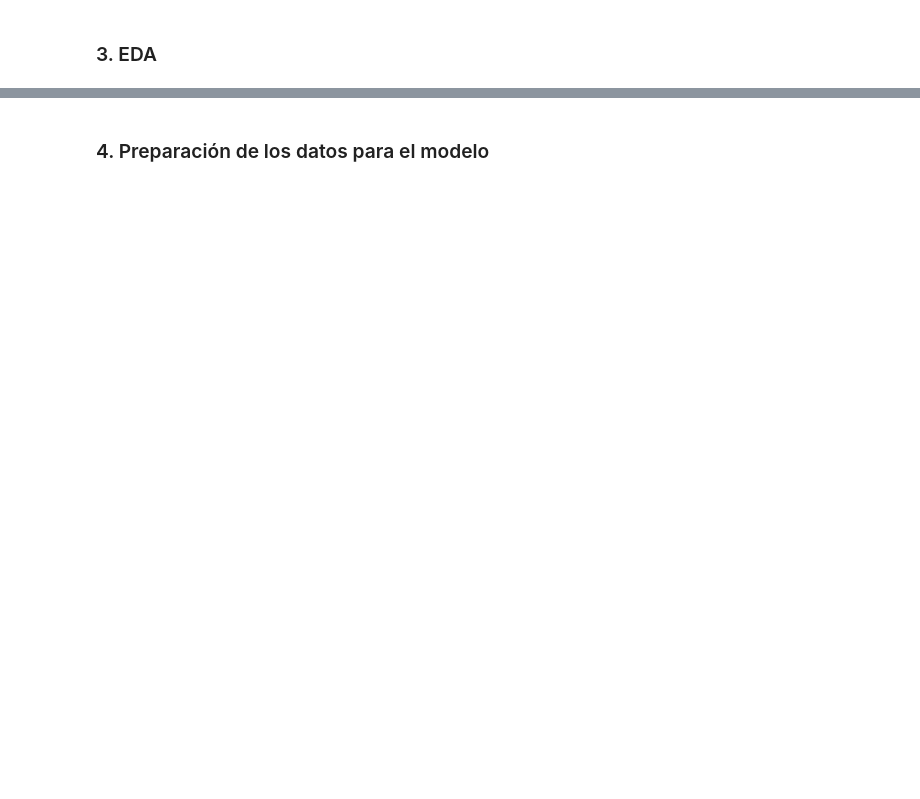
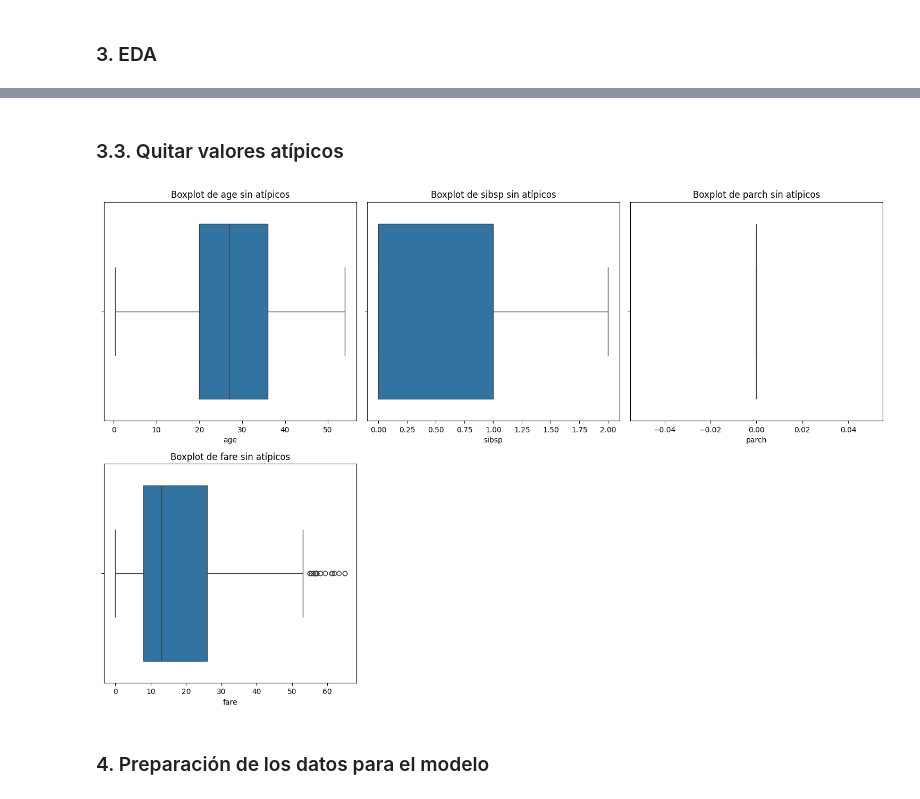
Before and after one commit to walmache/MaestriaIA-UHE, a Jupyter notebook: 2. CienciaAnaliticaDatos/Unidad3/CP3_U2.ipynb, the cells around one changed output, grey strips where cells are left out. Cells and saved outputs as stored; diff of their text form; code cells hidden in the pictures; blank space fills up the shorter version.

```diff
--- a/2. CienciaAnaliticaDatos/Unidad3/CP3_U2.ipynb
+++ b/2. CienciaAnaliticaDatos/Unidad3/CP3_U2.ipynb
@@ -175,2 +191,35 @@ plt.show()
+# %% [markdown]
+### 3.3. Quitar valores atípicos
+# %%
+#Definición de factores para limites superior e inferior
+#limits = {feature: [1.5, 1.5] for feature in features}
+
+limits = {
+    'age': [0.9,1.5],
+    'sibsp': [1.5, 1.5],
+    'parch': [1.5, 1.5],
+    'fare': [1.5, 1.5],
+}
+#Espacio para los boxplot
+plt.figure(figsize=(15, 10))
+# Iterar sobre cada característica y aplicar los límites
+for i, (key, values) in enumerate(limits.items(), 1):
+    Q1 = df[key].quantile(0.25)
+    Q3 = df[key].quantile(0.75)
+    IQR = Q3 - Q1  # rango intercuartil
+    limite_superior = Q3 + values[0] * IQR
+    limite_inferior = Q1 - values[1] * IQR
+    # Filtrar los datos para quitar los valores atípicos
+    filtered_df = df[(df[key] >= limite_inferior) & (df[key] <= limite_superior)]
+    # Crear el boxplot
+    plt.subplot(2, 3, i)
+    sns.boxplot(x=filtered_df[key])
+    plt.title(f'Boxplot de {key} sin atípicos')
+    plt.xlabel(key)
+plt.tight_layout()
+plt.show()
+plt.close()
+# %% [output]
+[figure, added]
 # %% [markdown]
 ### 4. Preparación de los datos para el modelo
```
Also changed, not shown: parts of 33 cells of this notebook, 3 other files.
